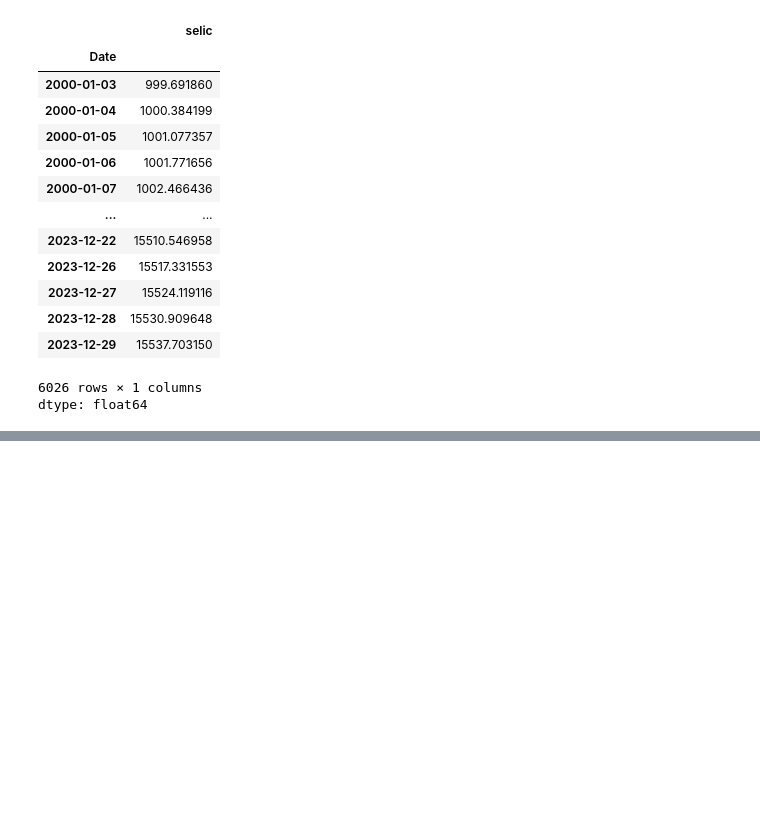
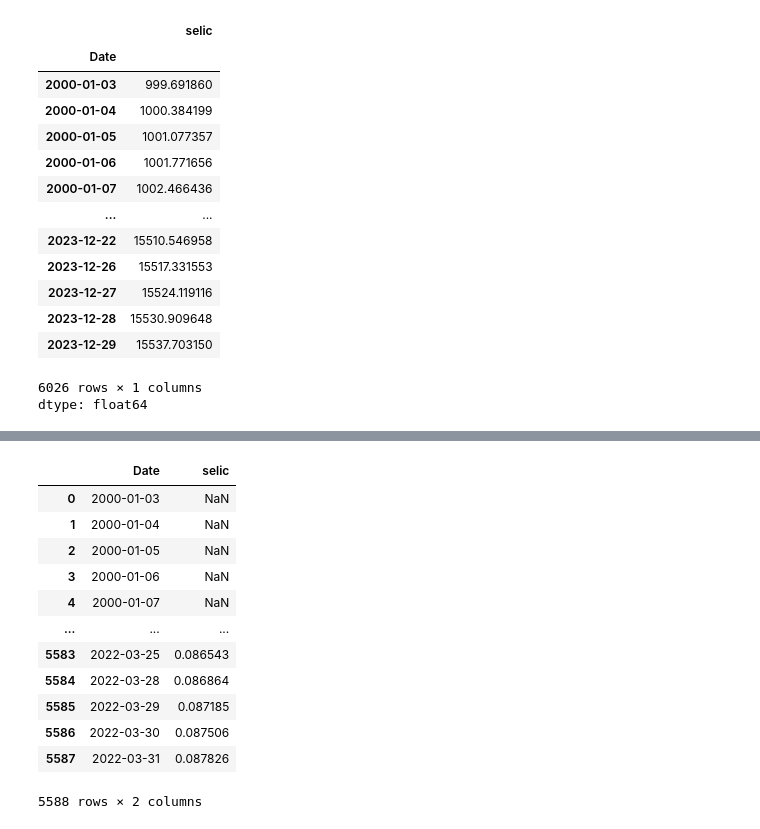
Before and after one commit to JulioMancini/An-lise_CDI_com_Python, a Jupyter notebook: Untitled-1.ipynb, the cells around one changed output, grey strips where cells are left out. Cells and saved outputs as stored; diff of their text form; code cells hidden in the pictures; blank space fills up the shorter version.

```diff
--- a/Untitled-1.ipynb
+++ b/Untitled-1.ipynb
@@ -148,0 +223,18 @@ dtype: float64
+# %%
+janelas_500_dias = janelas_500_dias.reset_index()
+
+janelas_500_dias
+# %% [output]
+|  | Date | selic |
+| 0 | 2000-01-03 | NaN |
+| 1 | 2000-01-04 | NaN |
+| 2 | 2000-01-05 | NaN |
+| 3 | 2000-01-06 | NaN |
+| 4 | 2000-01-07 | NaN |
+| ... | ... | ... |
+| 5583 | 2022-03-25 | 0.086543 |
+| 5584 | 2022-03-28 | 0.086864 |
+| 5585 | 2022-03-29 | 0.087185 |
+| 5586 | 2022-03-30 | 0.087506 |
+| 5587 | 2022-03-31 | 0.087826 |
+5588 rows × 2 columns
```
Also changed, not shown: parts of 15 cells of this notebook.
